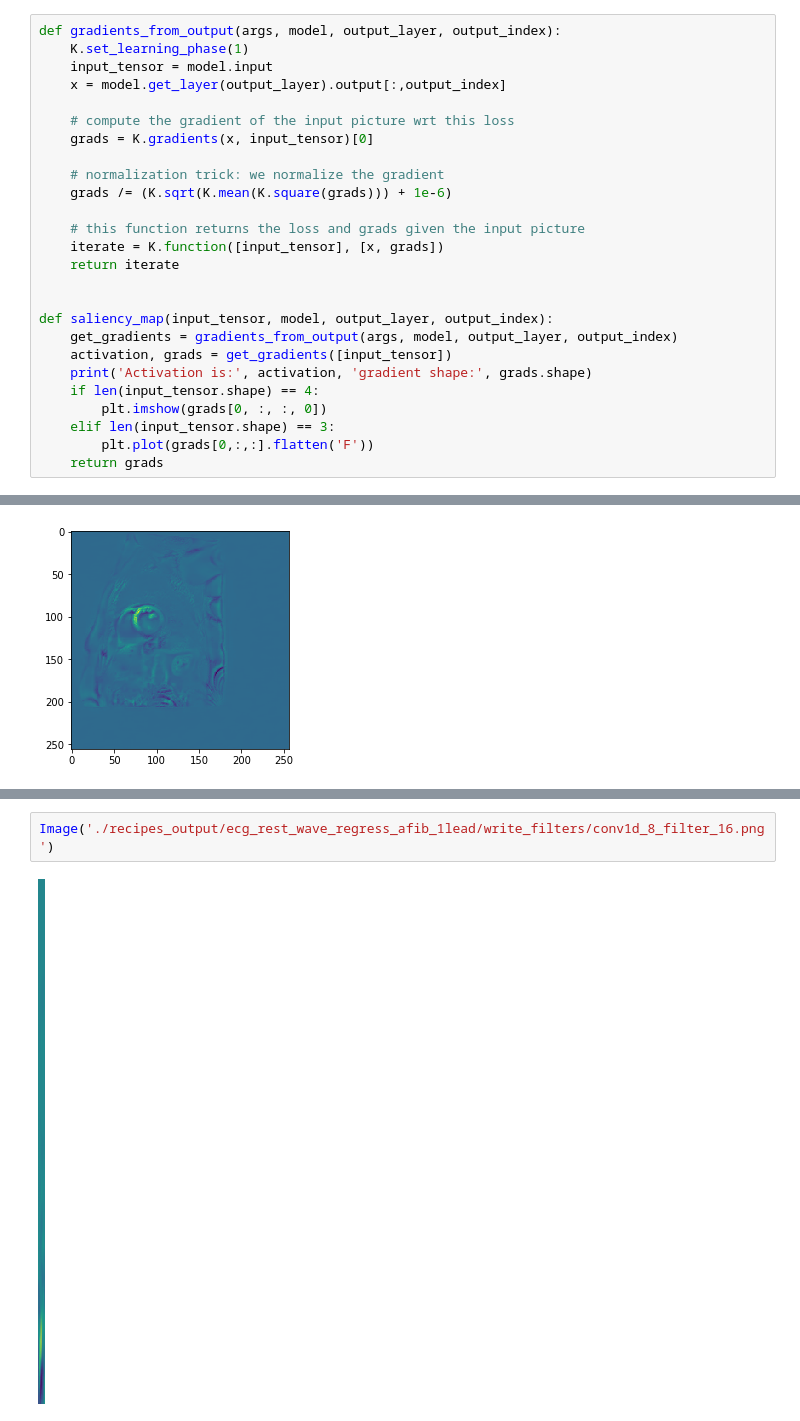
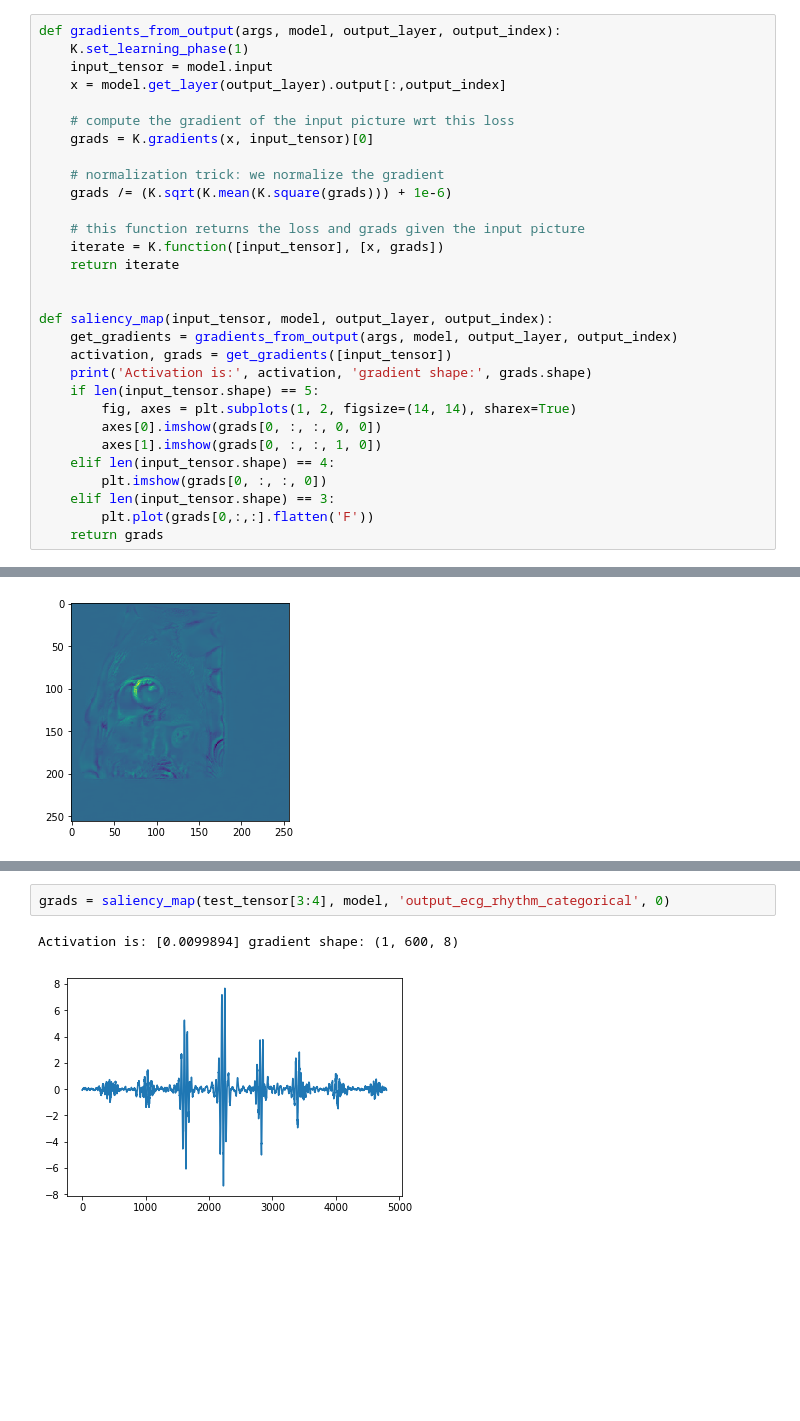
Before and after one commit to broadinstitute/ml4h, a Jupyter notebook: notebooks/saliency_maps.ipynb, the cells around one changed output, grey strips where cells are left out. Drawn from its saved outputs; the diff is of its cells as text; blank space fills up the shorter version.

```diff
--- a/notebooks/saliency_maps.ipynb
+++ b/notebooks/saliency_maps.ipynb
@@ -43,7 +43,11 @@ def saliency_map(input_tensor, model, output_layer, output_index):
     get_gradients = gradients_from_output(args, model, output_layer, output_index)
     activation, grads = get_gradients([input_tensor])
     print('Activation is:', activation, 'gradient shape:', grads.shape)
-    if len(input_tensor.shape) == 4:
+    if len(input_tensor.shape) == 5:
+        fig, axes = plt.subplots(1, 2, figsize=(14, 14), sharex=True)
+        axes[0].imshow(grads[0, :, :, 0, 0])
+        axes[1].imshow(grads[0, :, :, 1, 0])
+    elif len(input_tensor.shape) == 4:
         plt.imshow(grads[0, :, :, 0])
     elif len(input_tensor.shape) == 3:
         plt.plot(grads[0,:,:].flatten('F'))
@@ -174,4 +246,5 @@ plt.plot(test_tensor[0,:,:].flatten('F'))
-# %%
-Image('./recipes_output/ecg_rest_wave_regress_afib_1lead/write_filters/conv1d_8_filter_16.png')
-# %% [output]
-[figure, removed]
+# %%
+grads = saliency_map(test_tensor[3:4], model, 'output_ecg_rhythm_categorical', 0)
+# %% [output]
+Activation is: [0.0099894] gradient shape: (1, 600, 8)
+[figure, added]
```
Also changed, not shown: parts of 15 cells of this notebook, 1 other file.
